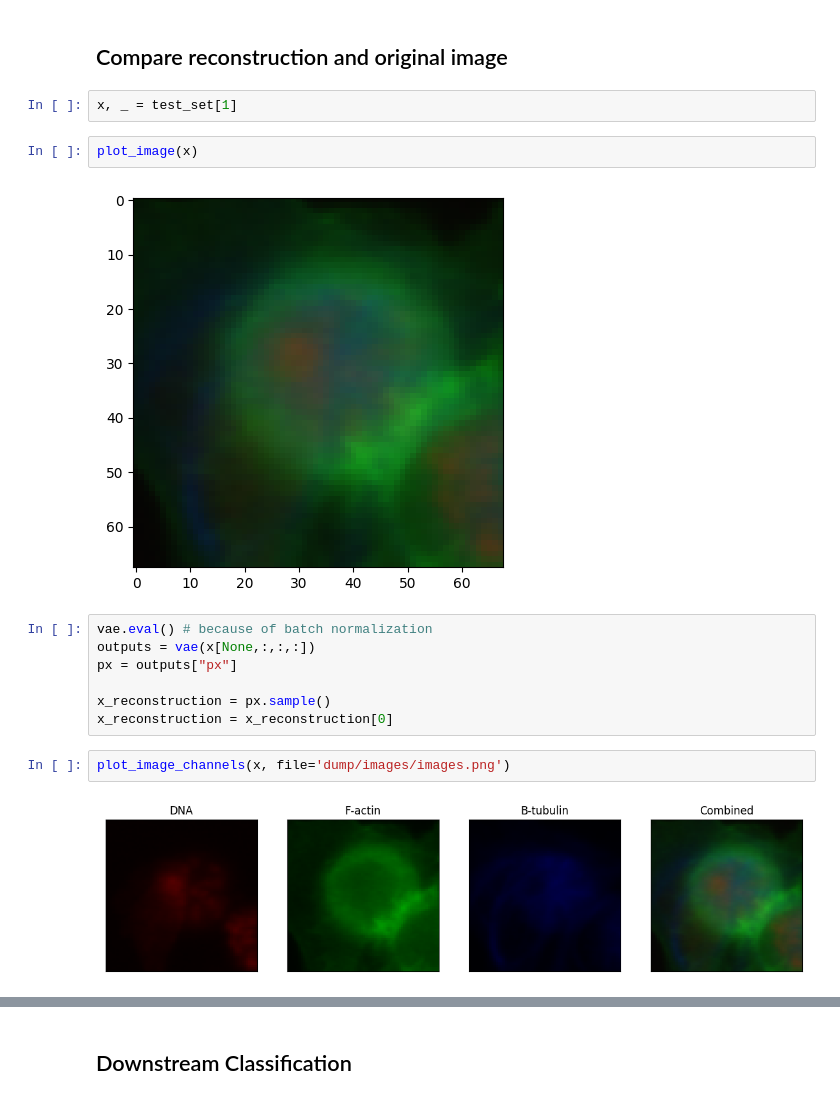
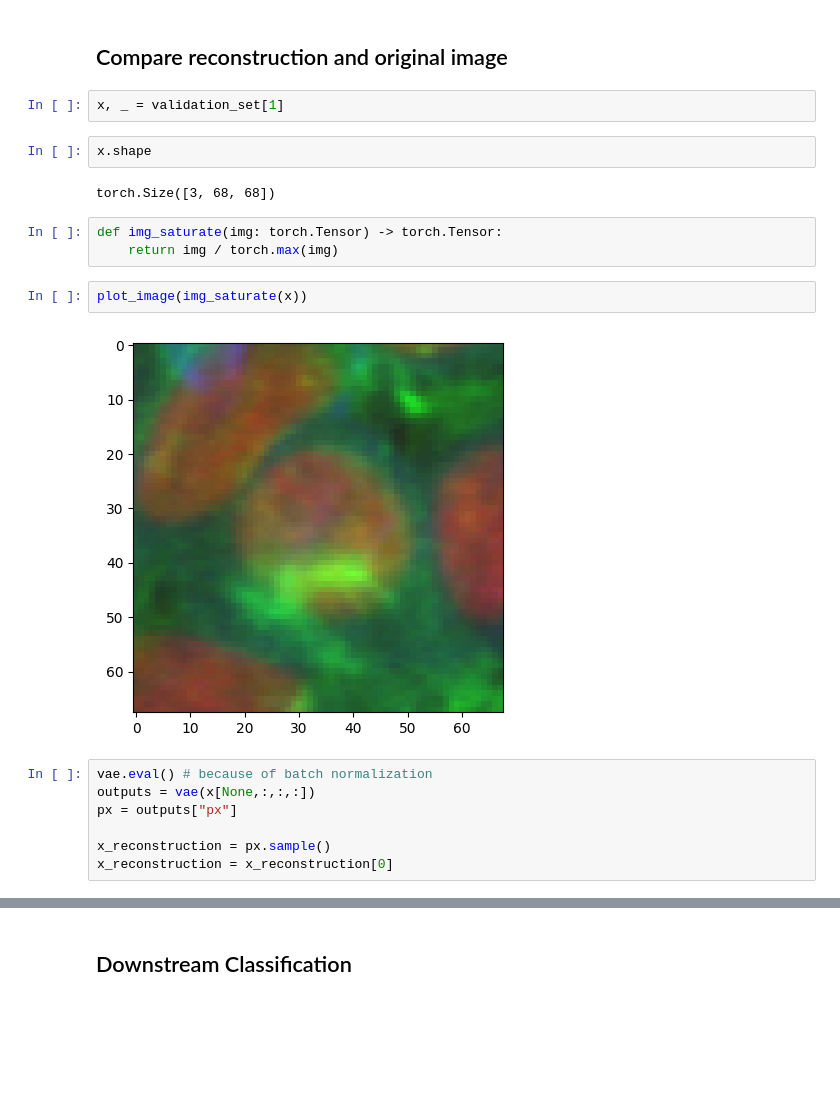
Before and after one commit to RasmusML/generative-models-for-phenotypic-profiling, a Jupyter notebook: playground.ipynb, the cells around one changed output, grey strips where cells are left out. Drawn from its saved outputs; the diff is of its cells as text; blank space fills up the shorter version.

```diff
--- a/playground.ipynb
+++ b/playground.ipynb
@@ -201,11 +203,18 @@ plot_VAE_performance(**validation_data, file='dump/images/validation_data.png',
 # %% [markdown]
 ## Compare reconstruction and original image
 # %%
-x, _ = test_set[1]
+x, _ = validation_set[1]
+# %%
+x.shape
+# %% [output]
+torch.Size([3, 68, 68])
+# %%
+def img_saturate(img: torch.Tensor) -> torch.Tensor:
+    return img / torch.max(img)
 # %%
-plot_image(x)
+plot_image(img_saturate(x))
 # %% [output]
-[figure, old version]
+[figure, new version]
 # %%
 vae.eval() # because of batch normalization
 outputs = vae(x[None,:,:,:])
@@ -213,7 +222,3 @@ px = outputs["px"]
 
 x_reconstruction = px.sample()
 x_reconstruction = x_reconstruction[0]
-# %%
-plot_image_channels(x, file='dump/images/images.png')
-# %% [output]
-[figure, removed]
```
Also changed, not shown: parts of 13 cells of this notebook, 3 other files.
